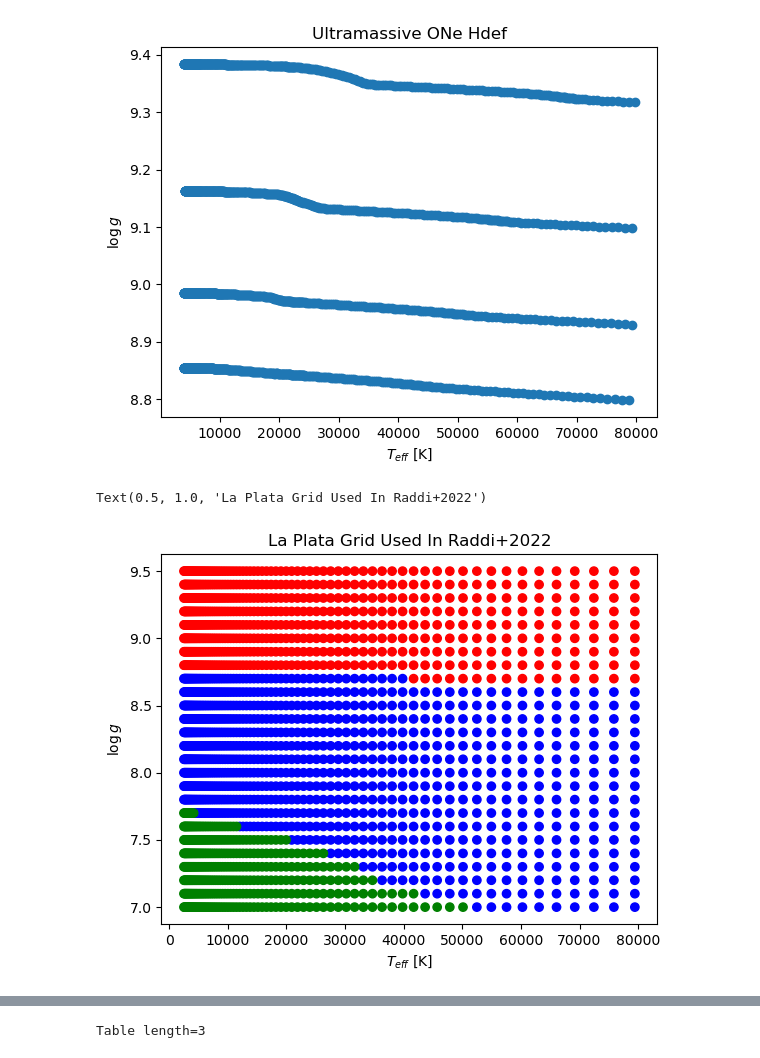
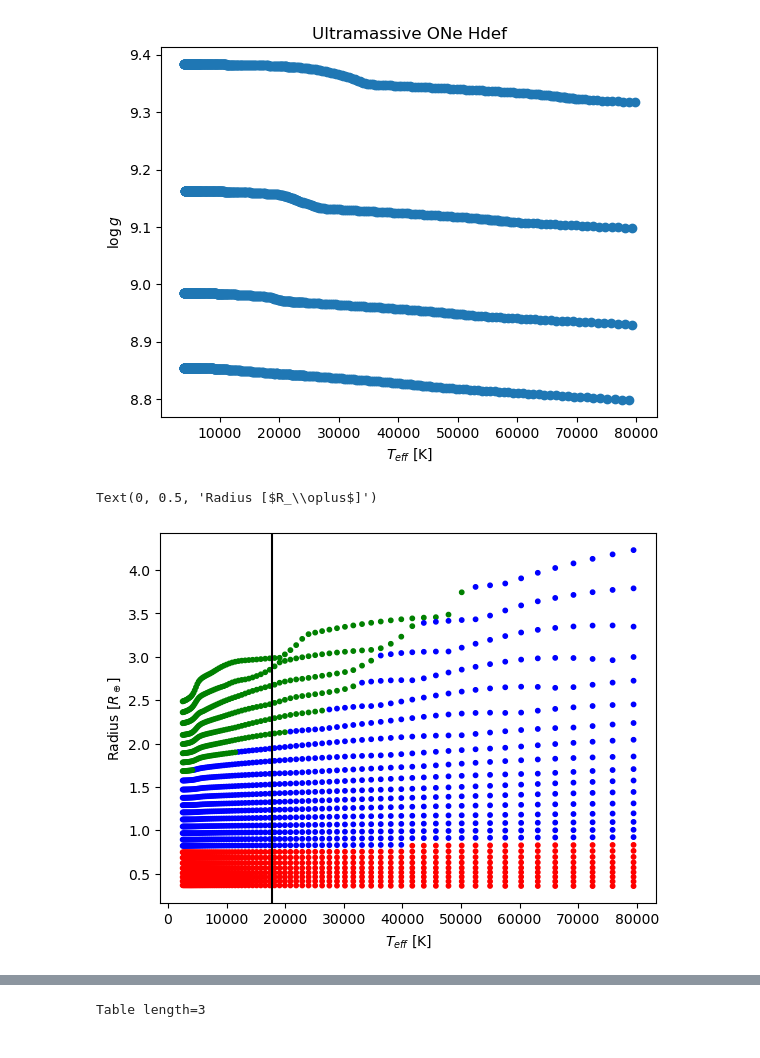
Before and after one commit to stefanarseneau/wd_interpolator, a Jupyter notebook: interpolator/data/laplata/formatter.ipynb, the cells around one changed output, grey strips where cells are left out. Drawn from its saved outputs; the diff is of its cells as text; code cells hidden in the pictures.

```diff
--- a/interpolator/data/laplata/formatter.ipynb
+++ b/interpolator/data/laplata/formatter.ipynb
@@ -179,12 +179,13 @@ Text(0.5, 1.0, 'Ultramassive ONe Hdef')
 # %%
 import pandas as pd
 
 table = pd.read_csv('allwd_Hrich.csv')
 
-plt.scatter(table['teff'], table['logg'], c=table['core'].map({'CO': 'blue', 'ONe': 'red', 'He': 'green'}))
+plt.scatter(table['teff'], table['R(Rsun)']*109.75, c=table['core'].map({'CO': 'blue', 'ONe': 'red', 'He': 'green'}), s = 10)
+plt.axvline(17792.467364139906, c = 'k')
 plt.xlabel('$T_{eff}$ [K]')
-plt.ylabel('$\log g$')
-plt.title('La Plata Grid Used In Raddi+2022')
+plt.ylabel('Radius [$R_\oplus$]')
+#plt.title('La Plata Grid Used In Raddi+2022')
 # %% [output]
-Text(0.5, 1.0, 'La Plata Grid Used In Raddi+2022')
+Text(0, 0.5, 'Radius [$R_\\oplus$]')
-[figure, old version]
+[figure, new version]
```
Also changed, not shown: parts of 2 cells of this notebook, 23 other files.
